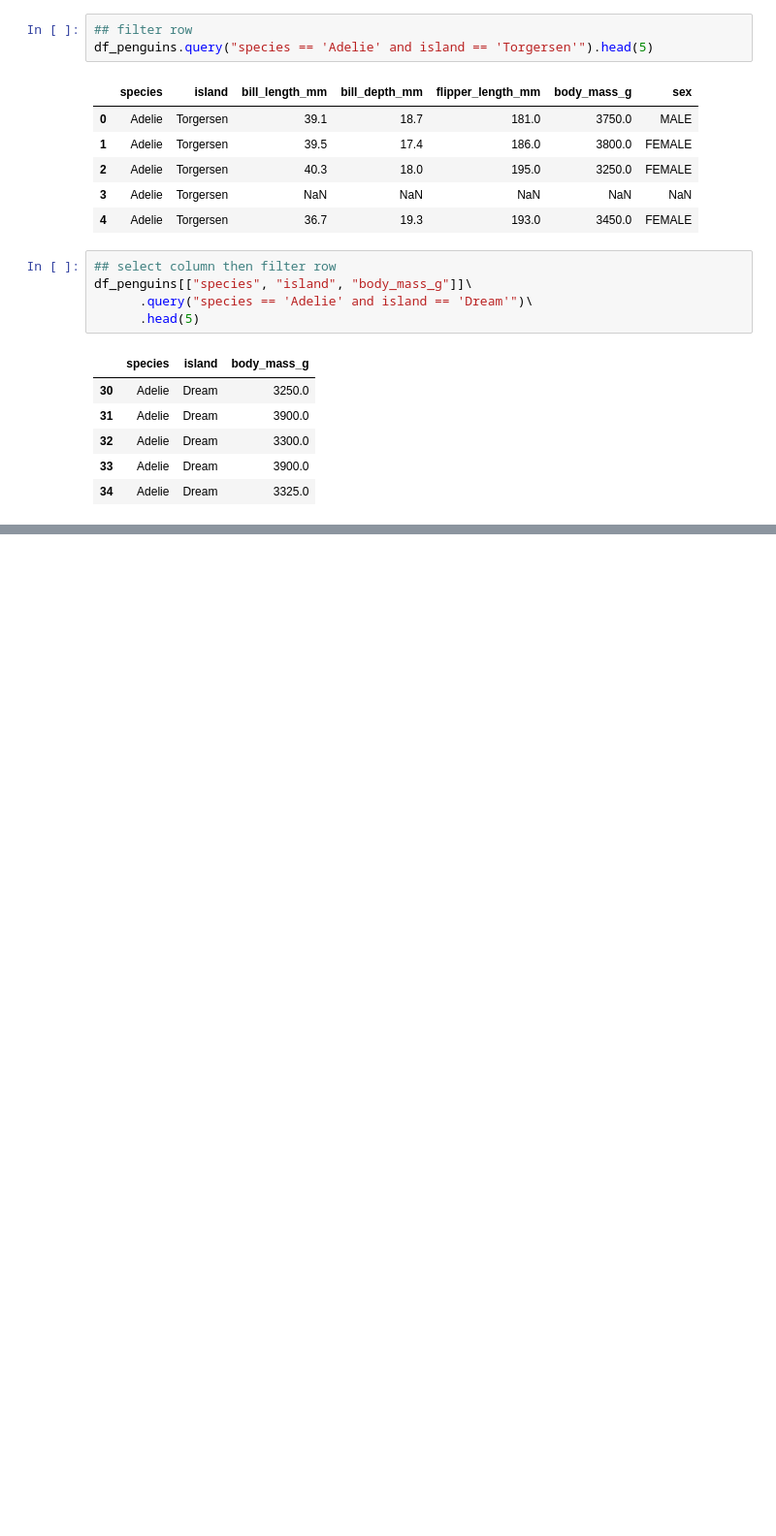
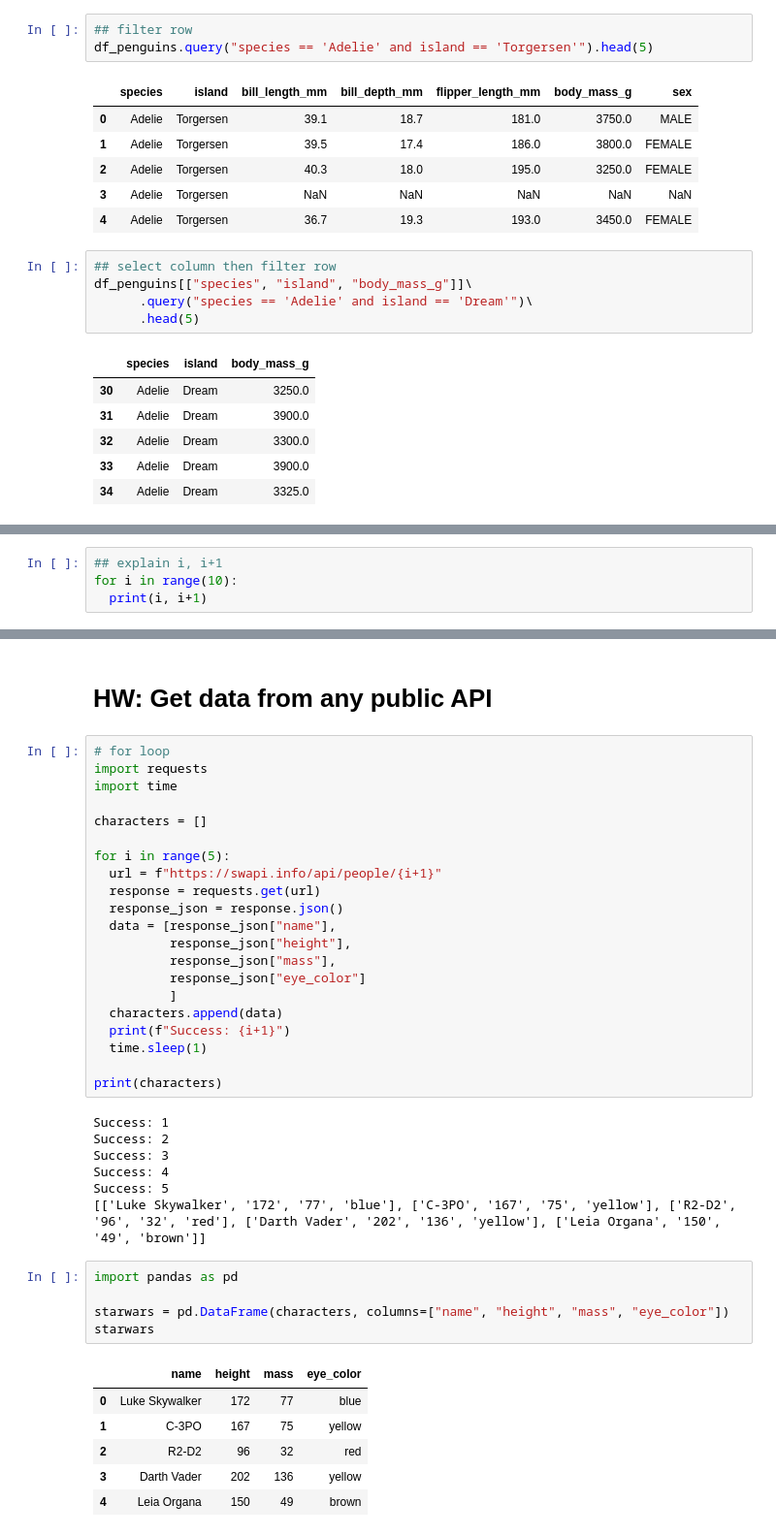
Before and after one commit to Missboonyos/BC12_Essential_Python_for_DA1, a Jupyter notebook: BC12_Essential_Python_for_DA1.ipynb, the cells around one changed output, grey strips where cells are left out. Shown at 97% size. Drawn from its saved outputs; the diff is of its cells as text; blank space fills up the shorter version.

```diff
--- a/BC12_Essential_Python_for_DA1.ipynb
+++ b/BC12_Essential_Python_for_DA1.ipynb
@@ -451,0 +560,4 @@ df.select() \
+# %%
+## explain i, i+1
+for i in range(10):
+  print(i, i+1)
@@ -451,0 +575,42 @@ df.select() \
+# %% [markdown]
+# HW: Get data from any public API
+# %%
+# for loop
+import requests
+import time
+
+characters = []
+
+for i in range(5):
+  url = f"https://swapi.info/api/people/{i+1}"
+  response = requests.get(url)
+  response_json = response.json()
+  data = [response_json["name"],
+          response_json["height"],
+          response_json["mass"],
+          response_json["eye_color"]
+          ]
+  characters.append(data)
+  print(f"Success: {i+1}")
+  time.sleep(1)
+
+print(characters)
+# %% [output]
+Success: 1
+Success: 2
+Success: 3
+Success: 4
+Success: 5
+[['Luke Skywalker', '172', '77', 'blue'], ['C-3PO', '167', '75', 'yellow'], ['R2-D2', '96', '32', 'red'], ['Darth Vader', '202', '136', 'yellow'], ['Leia Organa', '150', '49', 'brown']]
+# %%
+import pandas as pd
+
+starwars = pd.DataFrame(characters, columns=["name", "height", "mass", "eye_color"])
+starwars
+# %% [output]
+|  | name | height | mass | eye_color |
+| 0 | Luke Skywalker | 172 | 77 | blue |
+| 1 | C-3PO | 167 | 75 | yellow |
+| 2 | R2-D2 | 96 | 32 | red |
+| 3 | Darth Vader | 202 | 136 | yellow |
+| 4 | Leia Organa | 150 | 49 | brown |
```
Also changed, not shown: parts of 13 cells of this notebook.
